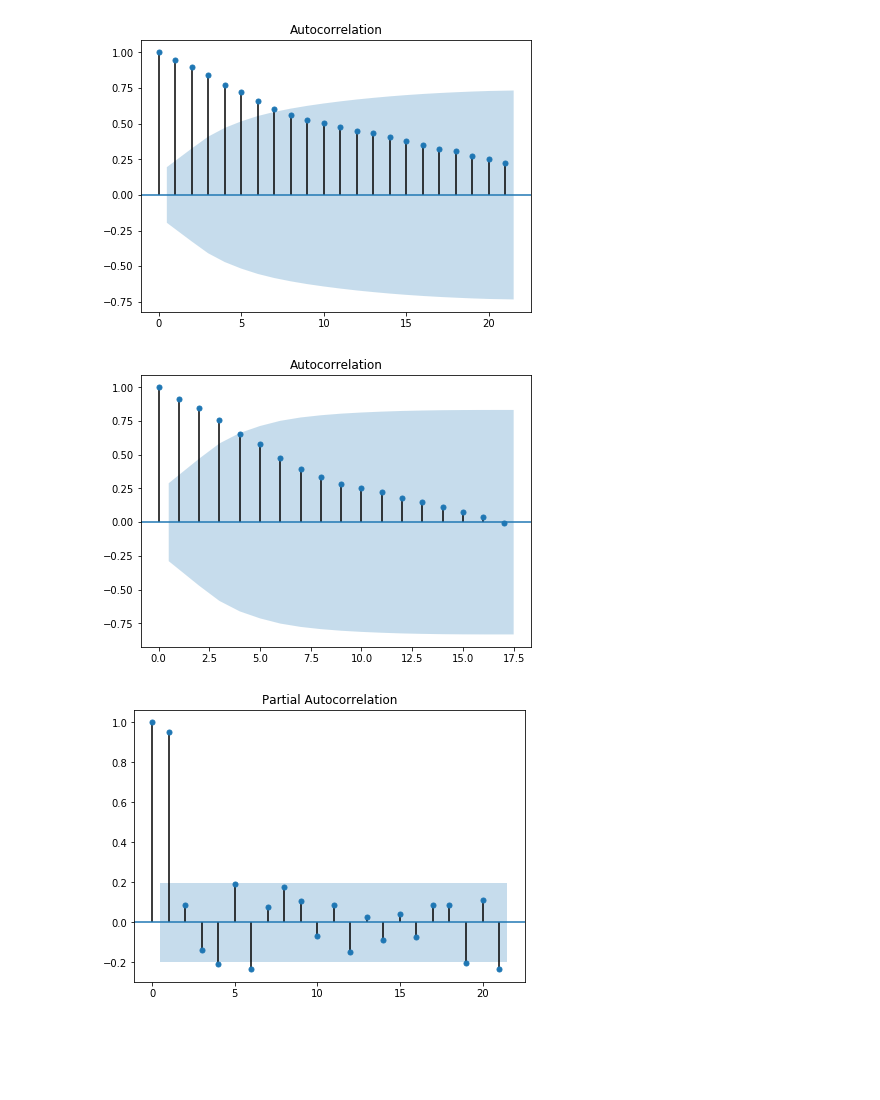
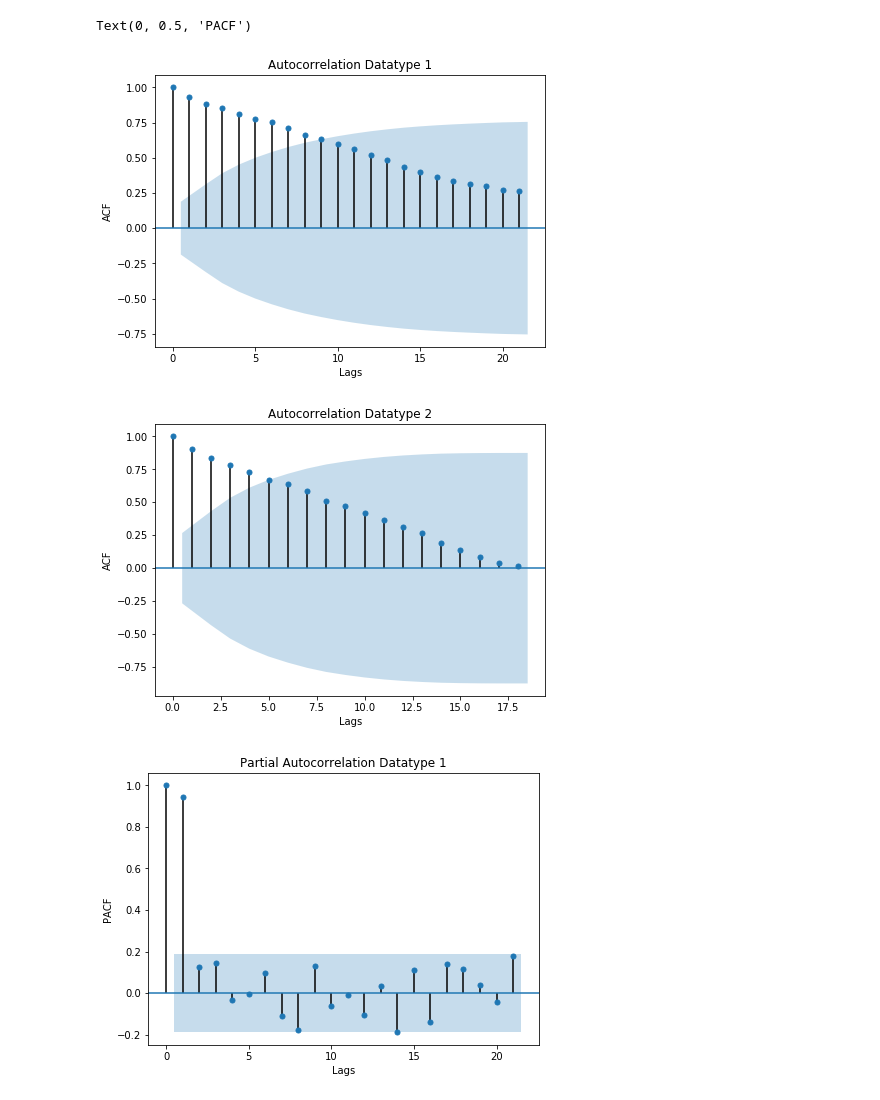
Before and after one commit to mehulipaul/covid-india, a Jupyter notebook: COVID19-INDIA.ipynb, the cells around one changed output. Saved outputs shown, nothing was run; the diff lists cells and outputs as text; code cells hidden in the pictures; blank space fills up the shorter version.

```diff
--- a/COVID19-INDIA.ipynb
+++ b/COVID19-INDIA.ipynb
@@ -9,7 +9,7 @@ import warnings
 warnings.filterwarnings('ignore')
 # %%
 #Read the dataframe. Columns are Date, Conf
-df=pd.read_csv('case_time_series1.csv')
+df=pd.read_csv('case_time_series.csv')
 #Setting the index as Dates instead of numbers.
 df.index=pd.DatetimeIndex(df['Date']+np.array(df.shape[0]*['-2020']))
 # %%
@@ -45,12 +49,21 @@ ax.xaxis.set_major_formatter(mdates.DateFormatter("%d-%b"))
 # %%
 from pylab import rcParams
 
 rcParams['figure.figsize']=7,5
-_=tsaplots.plot_acf(data1['Conf'])
-_=tsaplots.plot_acf(data2['Conf'])
-_=tsaplots.plot_pacf(data1['Conf'])
-_=tsaplots.plot_pacf(data2['Conf'])
+_=tsaplots.plot_acf(data1['Conf'],title="Autocorrelation Datatype 1")
+plt.xlabel('Lags')
+plt.ylabel('ACF')
+_=tsaplots.plot_acf(data2['Conf'],title="Autocorrelation Datatype 2")
+plt.xlabel('Lags')
+plt.ylabel('ACF')
+_=tsaplots.plot_pacf(data1['Conf'],title="Partial Autocorrelation Datatype 1")
+plt.xlabel('Lags')
+plt.ylabel('PACF')
+_=tsaplots.plot_pacf(data2['Conf'],title="Partial Autocorrelation Datatype 2")
+plt.xlabel('Lags')
+plt.ylabel('PACF')
 # %% [output]
+Text(0, 0.5, 'PACF')
-[figure, old version]
+[figure, new version]
-[figure, old version]
+[figure, new version]
-[figure, old version]
+[figure, new version]
```
Also changed, not shown: parts of 9 cells of this notebook, 1 other file.
